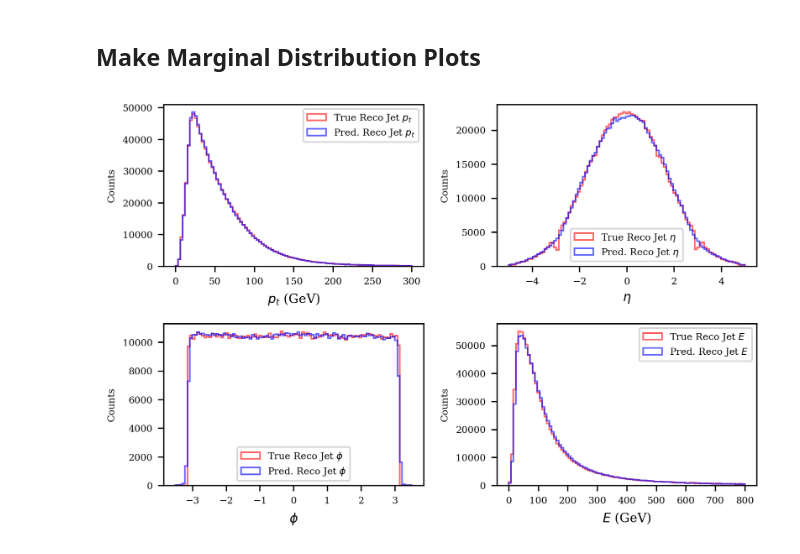
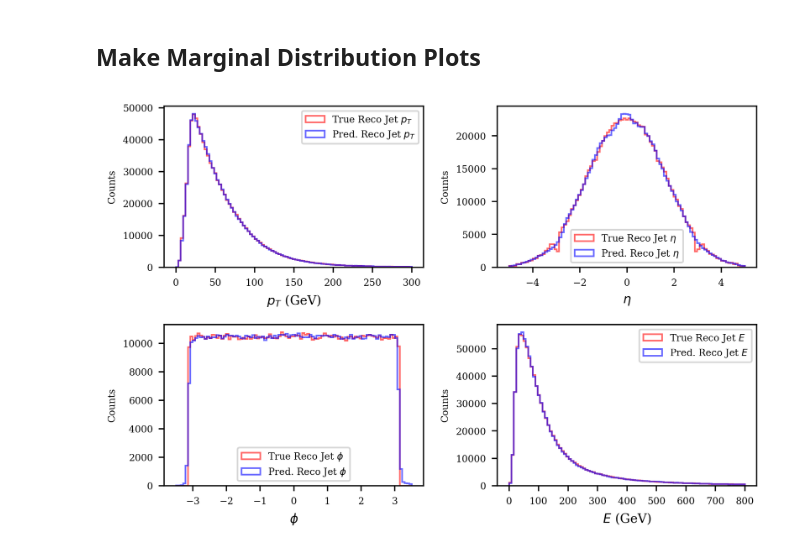
Before and after one commit to jblue1/falcon, a Jupyter notebook: notebooks/makePlots.ipynb, the cells around one changed output. Drawn from its saved outputs; the diff is of its cells as text; code cells hidden in the pictures.

```diff
--- a/notebooks/makePlots.ipynb
+++ b/notebooks/makePlots.ipynb
@@ -14,9 +17,9 @@ print(os.environ['CUDA_VISIBLE_DEVICES'])
 # %% [markdown]
 ## Load model weights and data
 # %%
-sys.path.append('../models/cWGAN/Run_2021-02-23_1/')
+sys.path.append('../models/cWGAN/Run_2021-03-21_0/')
 import cWGAN
-save_dir = '../models/cWGAN/Run_2021-02-23_1/'
+save_dir = '../models/cWGAN/Run_2021-03-21_0/'
 assert(os.path.isdir(save_dir))
 # %%
 data = np.loadtxt("../data/processed/newPartonMatchedJetsNoRecoPtCut.txt", skiprows=2)
@@ -40,6 +57,6 @@ normalized_data = (normalized_data - normalized_mean) / normalized_std
 # %%
-cwgan = cWGAN.cWGAN(0.01, 10, "RMSprop", 0.000002, 0.00001, 10, False, "", 0)
+cwgan = cWGAN.cWGAN(10, "RMSprop", 0.000002, 0.00001, 10, False, "", 0)
 # %%
-cwgan.generator.load_weights(save_dir + '/training_checkpoints/gen_450000')
+cwgan.generator.load_weights(save_dir + '/training_checkpoints/gen_500000')
 # %% [output]
 <tensorflow.python.training.tracking.util.CheckpointLoadStatus at 0x...>
@@ -123,13 +143,13 @@ plt.show()
 # %% [markdown]
 ## Make Marginal Distribution Plots
 # %%
-fig = plt.figure(figsize=(6,4), dpi=300)
+fig = plt.figure(figsize=(6,4), dpi=400)
 bins = np.linspace(0, 300, 100)
 ax1 = fig.add_subplot(221)
-ax1.hist(data[:, 4], label=r"True Reco Jet $p_t$", bins=bins, alpha=0.6, ec="r", histtype='step')
-ax1.hist(predict[:, 0], label=r"Pred. Reco Jet $p_t$", bins=bins, alpha=0.6, ec="b", histtype='step')
+ax1.hist(data[:, 4], label=r"True Reco Jet $p_T$", bins=bins, alpha=0.6, ec="r", histtype='step')
+ax1.hist(predict[:, 0], label=r"Pred. Reco Jet $p_T$", bins=bins, alpha=0.6, ec="b", histtype='step')
 #ax1.set_title(r"True and Predicted Marginal Reco Jet $P_t$ Distributions")
-ax1.set_xlabel(r"$p_t$ (GeV)", size=8)
+ax1.set_xlabel(r"$p_T$ (GeV)", size=8)
 ax1.set_ylabel("Counts", size=6)
 ax1.tick_params(axis='x', labelsize=6)
 ax1.tick_params(axis='y', labelsize=6)
@@ -144,32 +164,32 @@ ax2.tick_params(axis='x', labelsize=6)
 ax2.tick_params(axis='y', labelsize=6)
 ax2.set_xlabel(r"$\eta$", size=8)
 ax2.set_ylabel("Counts", size=6)
 ax2.legend(loc='lower center', fontsize=6)
 
 bins = np.linspace(-3.5, 3.5, 100)
 ax3 = fig.add_subplot(223)
 ax3.hist(data[:, 6], label=r"True Reco Jet $\phi$", bins=bins, alpha=0.6, ec="r", histtype='step')
 ax3.hist(predict[:, 2], label=r"Pred. Reco Jet $\phi$", bins=bins, ec="b", alpha=0.6, histtype='step')
 #ax3.set_title(r"True and Predicted Marginal Jet $\phi$ Distributions")
 ax3.tick_params(axis='x', labelsize=6)
 ax3.tick_params(axis='y', labelsize=6)
 ax3.set_xlabel(r"$\phi$", size=8)
 ax3.set_ylabel("Counts", size=6)
 ax3.legend(loc='lower center', fontsize=6)
 
 bins = np.linspace(0, 800, 100)
 ax4 = fig.add_subplot(224)
 ax4.hist(data[:, 7], label=r"True Reco Jet $E$", bins=bins, alpha=0.6, ec="r", histtype='step')
 ax4.hist(predict[:, 3], label=r"Pred. Reco Jet $E$", bins=bins, ec="b", alpha=0.6, histtype='step')
 #ax4.set_title(r"True and Predicted Marginal Reco Jet Energy Distributions")
 ax4.set_xlabel(r"$E$ (GeV)", size=8)
 ax4.set_ylabel("Counts", size=6)
 ax4.tick_params(axis='x', labelsize=6)
 ax4.tick_params(axis='y', labelsize=6)
 ax4.legend(fontsize=6)
 plt.tight_layout()
 
 #plt.show()
-plt.savefig("../data/plots/marginalDists.pdf")
+#plt.savefig("../data/plots/marginalDists.pdf")
 # %% [output]
-[figure, old version]
+[figure, new version]
```
Also changed, not shown: parts of 20 cells of this notebook.
